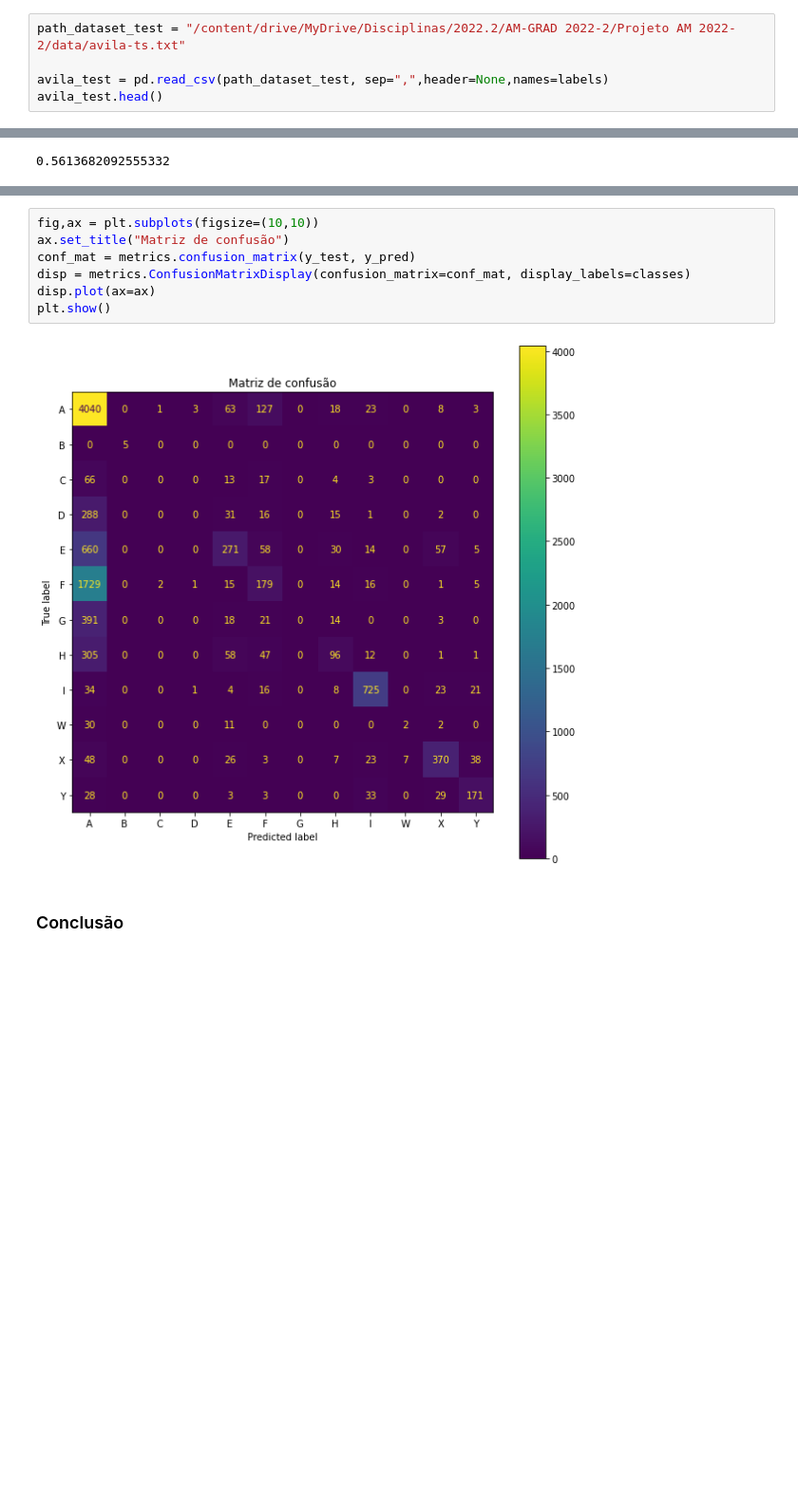
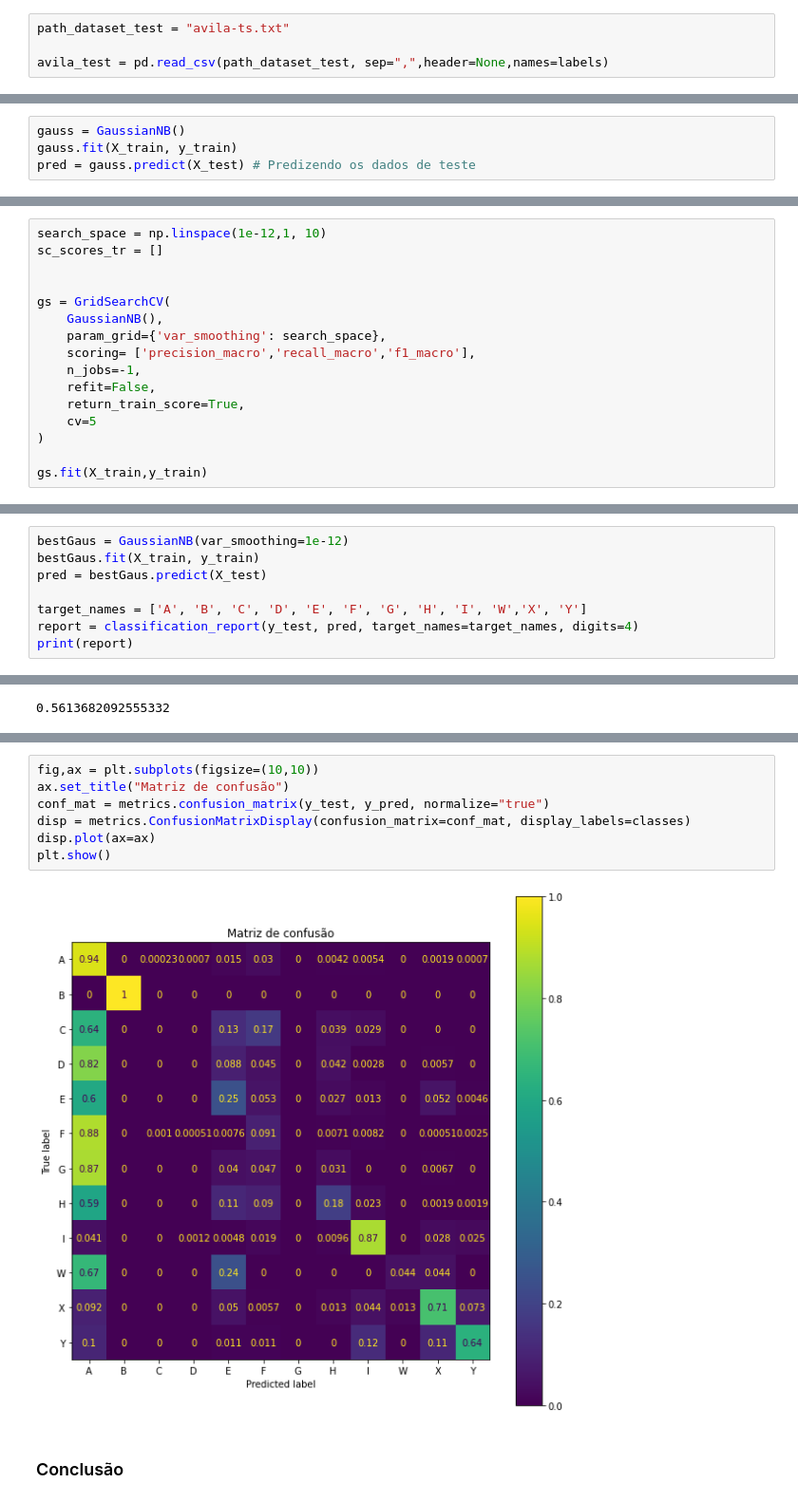
Before and after one commit to bruhenri12/Projeto-AM-2022-2, a Jupyter notebook: codigos/ProjetoAM.ipynb, the cells around one changed output, grey strips where cells are left out. Shown at 95% size. Saved outputs shown, nothing was run; the diff lists cells and outputs as text; blank space fills up the shorter version.

```diff
--- a/codigos/ProjetoAM.ipynb
+++ b/codigos/ProjetoAM.ipynb
@@ -68,7 +50,6 @@ avila_train.head()
 # %% [markdown]
 ### Dataset de teste: avila-ts.txt
 # %%
-path_dataset_test = "/content/drive/MyDrive/Disciplinas/2022.2/AM-GRAD 2022-2/Projeto AM 2022-2/data/avila-ts.txt"
+path_dataset_test = "avila-ts.txt"
 
 avila_test = pd.read_csv(path_dataset_test, sep=",",header=None,names=labels)
-avila_test.head()
@@ -303,0 +590,4 @@ plt.show()
+# %%
+gauss = GaussianNB()
+gauss.fit(X_train, y_train)
+pred = gauss.predict(X_test) # Predizendo os dados de teste
@@ -303,0 +664,16 @@ plt.show()
+# %%
+search_space = np.linspace(1e-12,1, 10)
+sc_scores_tr = []
+
+
+gs = GridSearchCV(
+    GaussianNB(),
+    param_grid={'var_smoothing': search_space},
+    scoring= ['precision_macro','recall_macro','f1_macro'],
+    n_jobs=-1,
+    refit=False,
+    return_train_score=True,
+    cv=5
+)
+
+gs.fit(X_train,y_train)
@@ -303,0 +736,8 @@ plt.show()
+# %%
+bestGaus = GaussianNB(var_smoothing=1e-12)
+bestGaus.fit(X_train, y_train)
+pred = bestGaus.predict(X_test)
+
+target_names = ['A', 'B', 'C', 'D', 'E', 'F', 'G', 'H', 'I', 'W','X', 'Y']
+report = classification_report(y_test, pred, target_names=target_names, digits=4)
+print(report)
@@ -433,12 +894,12 @@ weighted avg       0.49      0.56      0.48     10437
 # %%
 fig,ax = plt.subplots(figsize=(10,10))
 ax.set_title("Matriz de confusão")
-conf_mat = metrics.confusion_matrix(y_test, y_pred)
+conf_mat = metrics.confusion_matrix(y_test, y_pred, normalize="true")
 disp = metrics.ConfusionMatrixDisplay(confusion_matrix=conf_mat, display_labels=classes)
 disp.plot(ax=ax)
 plt.show()
 # %% [output]
-[figure, old version]
+[figure, new version]
 # %% [markdown]
 ### Conclusão
 # %% [markdown]
```
Also changed, not shown: parts of 134 cells of this notebook, 4 other files.
